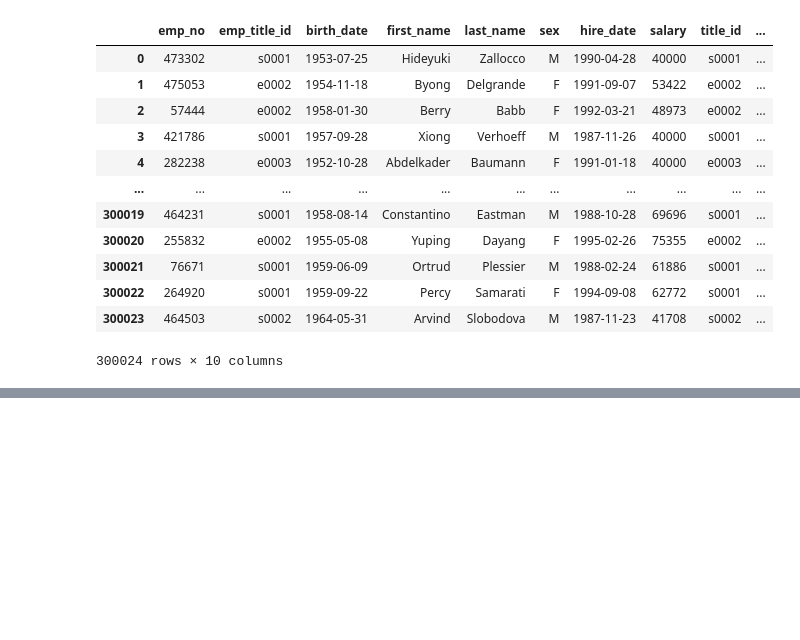
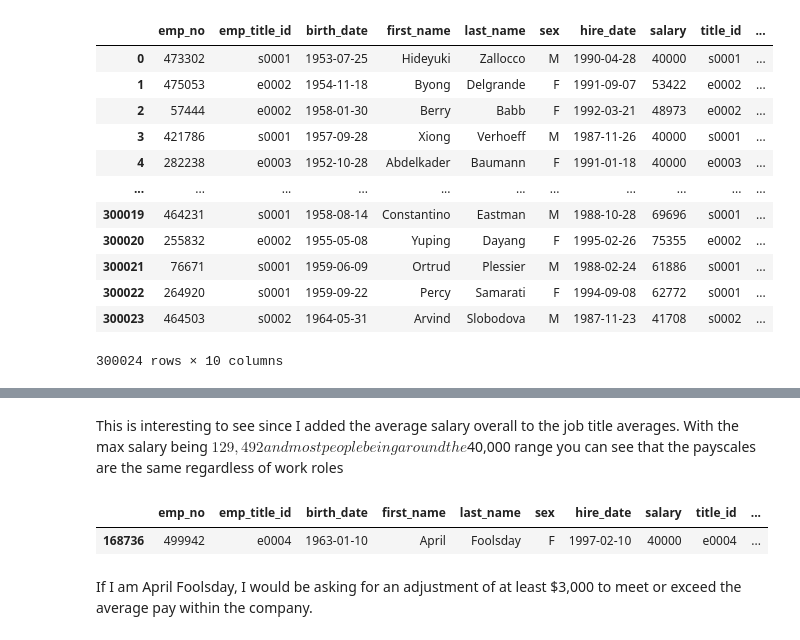
Before and after one commit to mandie021/sql-challenge, a Jupyter notebook: EmployeeNotebook.ipynb, the cells around one changed output, grey strips where cells are left out. Drawn from its saved outputs; the diff is of its cells as text; code cells hidden in the pictures; blank space fills up the shorter version.

```diff
--- a/EmployeeNotebook.ipynb
+++ b/EmployeeNotebook.ipynb
@@ -104,0 +192,10 @@ query_into_pandas = pd.read_sql("SELECT * FROM Salaries INNER JOIN Titles ON Sal
+# %% [markdown]
+This is interesting to see since I added the average salary overall to the job title averages. With the max salary being $129,492 and most people being around the $40,000 range you can see that the payscales are the same regardless of work roles
+# %%
+my_file = employee_file.loc[employee_file['emp_no'] == 499942]
+my_file
+# %% [output]
+|  | emp_no | emp_title_id | birth_date | first_name | last_name | sex | hire_date | salary | title_id | ... |
+| 168736 | 499942 | e0004 | 1963-01-10 | April | Foolsday | F | 1997-02-10 | 40000 | e0004 | ... |
+# %% [markdown]
+If I am April Foolsday, I would be asking for an adjustment of at least $3,000 to meet or exceed the average pay within the company.
```
Also changed, not shown: parts of 11 cells of this notebook.
